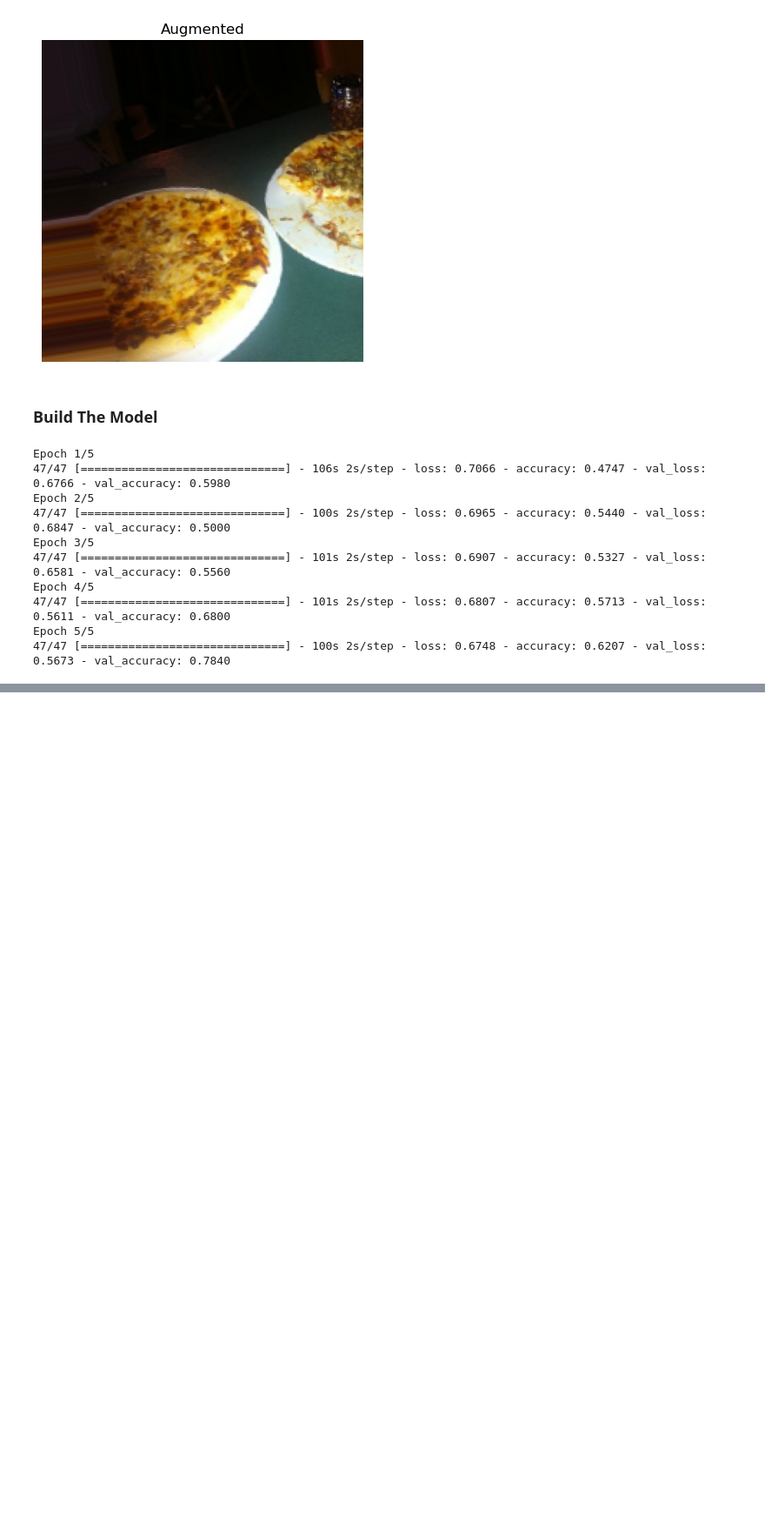
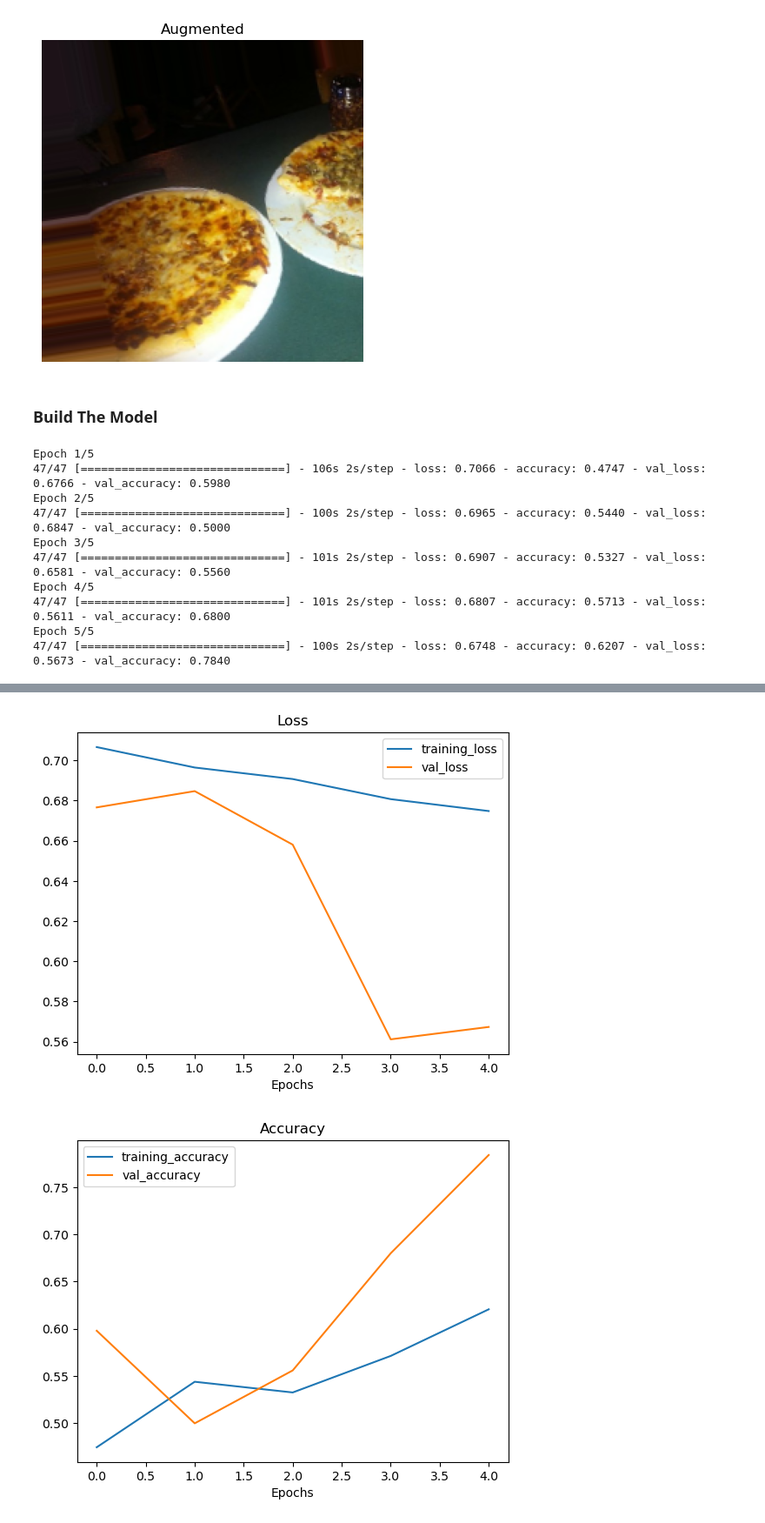
Before and after one commit to imagineLife/next-big-site, a Jupyter notebook: public/notebooks/pizza-steak-classifier.ipynb, the cells around one changed output, grey strips where cells are left out. Shown at 87% size. Drawn from its saved outputs; the diff is of its cells as text; code cells hidden in the pictures; blank space fills up the shorter version.

```diff
--- a/public/notebooks/pizza-steak-classifier.ipynb
+++ b/public/notebooks/pizza-steak-classifier.ipynb
@@ -796,0 +806,5 @@ Epoch 5/5
+# %%
+plot_loss_curves(m6History)
+# %% [output]
+[figure, added]
+[figure, added]
```
Also changed, not shown: parts of 32 cells of this notebook, 1 other file.
